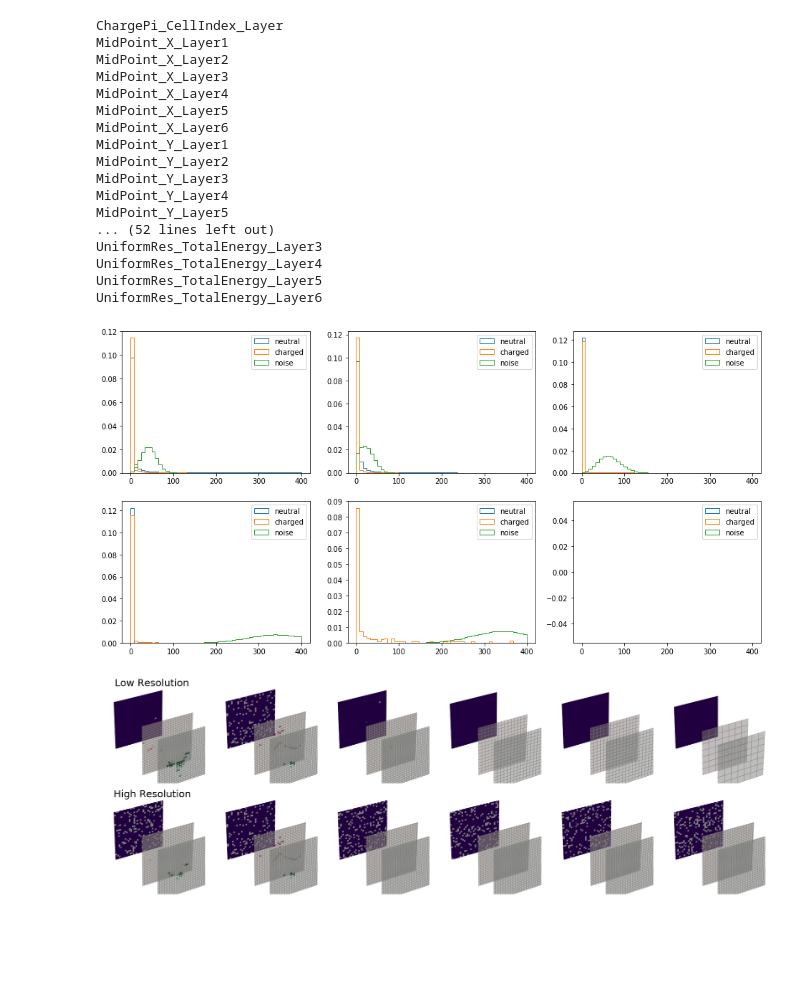
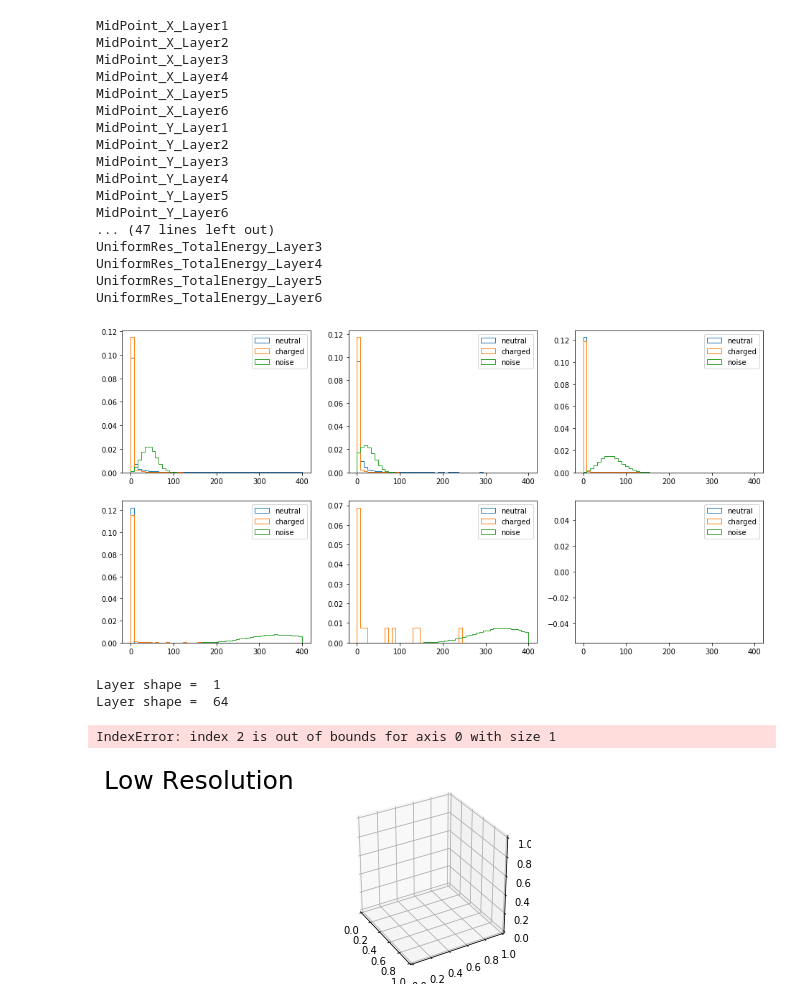
Before and after one commit to sanmayphy/ENERGYFLOW_ML, a Jupyter notebook: DataExploration/Data_Exploration.ipynb, the cells around one changed output. Saved outputs shown, nothing was run; the diff lists cells and outputs as text; code cells hidden in the pictures; blank space fills up the shorter version.

```diff
--- a/DataExploration/Data_Exploration.ipynb
+++ b/DataExploration/Data_Exploration.ipynb
@@ -3,12 +3,11 @@ import h5py
 import matplotlib.pyplot as plt
 import numpy as np
 # %%
-f = h5py.File('../data/Outfile_CellInformation.h5','r')
+f = h5py.File('/storage/agrp/sanmay/PFLOW_ANALYSIS/ENERGYFLOW_ML/DATA_PROCESSING/Outfile_CellInformation.h5','r')
 # %%
 for x in f.keys():
     print(x)
 # %% [output]
-ChargePi_CellIndex_Layer
 MidPoint_X_Layer1
 MidPoint_X_Layer2
 MidPoint_X_Layer3
@@ -20,7 +19,8 @@ MidPoint_Y_Layer2
 MidPoint_Y_Layer3
 MidPoint_Y_Layer4
 MidPoint_Y_Layer5
-... (52 lines left out)
+MidPoint_Y_Layer6
+... (47 lines left out)
 UniformRes_TotalEnergy_Layer3
 UniformRes_TotalEnergy_Layer4
 UniformRes_TotalEnergy_Layer5
@@ -49,7 +49,7 @@ for layer_i in range(6):
     ax_i.legend()
 plt.show()
 # %% [output]
-[figure, old version]
+[figure, new version]
 # %%
 from mpl_toolkits.mplot3d import axes3d
 import matplotlib.pyplot as plt,numpy as np
@@ -63,7 +63,7 @@ fig = plt.figure(figsize=(6*4,8))
 
 ax_list = []
 for layer_i in range(6):
-    for res_i, res in enumerate(['RealRes','UniformRes']):
+    for res_i, res in enumerate(['RealRes']):
 
         ax_list.append( fig.add_subplot(2, 6, layer_i+1+6*res_i, projection='3d') )
         if layer_i+1+6*res_i == 1:
@@ -76,35 +76,39 @@ for layer_i in range(6):
         X_charged = f[res+'_ChargedEnergy_Layer'+str(layer_i+1)][event_index]
         X_neutral = f[res+'_NeutralEnergy_Layer'+str(layer_i+1)][event_index]
 
-        layer_size = X.shape[1]
-        X = X.reshape(layer_size,layer_size)
-        X_charged = X_charged.reshape(layer_size,layer_size)
-        X_neutral = X_neutral.reshape(layer_size,layer_size)
+        layer_size = X.shape[layer_i]
+        print('Layer shape = ', layer_size)
+#         X = X.reshape(layer_size,layer_size)
+#         X_charged = X_charged.reshape(layer_size,layer_size)
+#         X_neutral = X_neutral.reshape(layer_size,layer_size)
 
         small_x = 2.5*np.ones((layer_size,layer_size))
 
         Z, Y = np.meshgrid(range(layer_size),range(layer_size))
 
 #         X[X < 0] = 0
 #         X[X > 0] = np.log(X[X>0])
 #         X = X/5
         ax_list[-1].plot_surface(0*small_x, Y, Z,
                                 facecolors=plt.cm.Purples(X))
 
         ax_list[-1].plot_surface(small_x*2, Y, Z,
                                 facecolors=plt.cm.Reds(X_charged),alpha=0.5)
         ax_list[-1].plot_surface(small_x*3, Y, Z,
                                 facecolors=plt.cm.Greens(X_neutral),alpha=0.5)
 
         ax_list[-1].set_xlabel('X')
         ax_list[-1].set_xlim(0,5)
         ax_list[-1].set_ylabel('Y')
         ax_list[-1].set_ylim(0, layer_size)
         ax_list[-1].set_zlabel('Z')
         ax_list[-1].set_zlim(0, layer_size)
         ax_list[-1].set_axis_off()
 
 plt.tight_layout()
 plt.show()
 # %% [output]
+Layer shape =  1
+Layer shape =  64
+IndexError: index 2 is out of bounds for axis 0 with size 1
-[figure, old version]
+[figure, new version]
```
Also changed, not shown: 1 other file.
